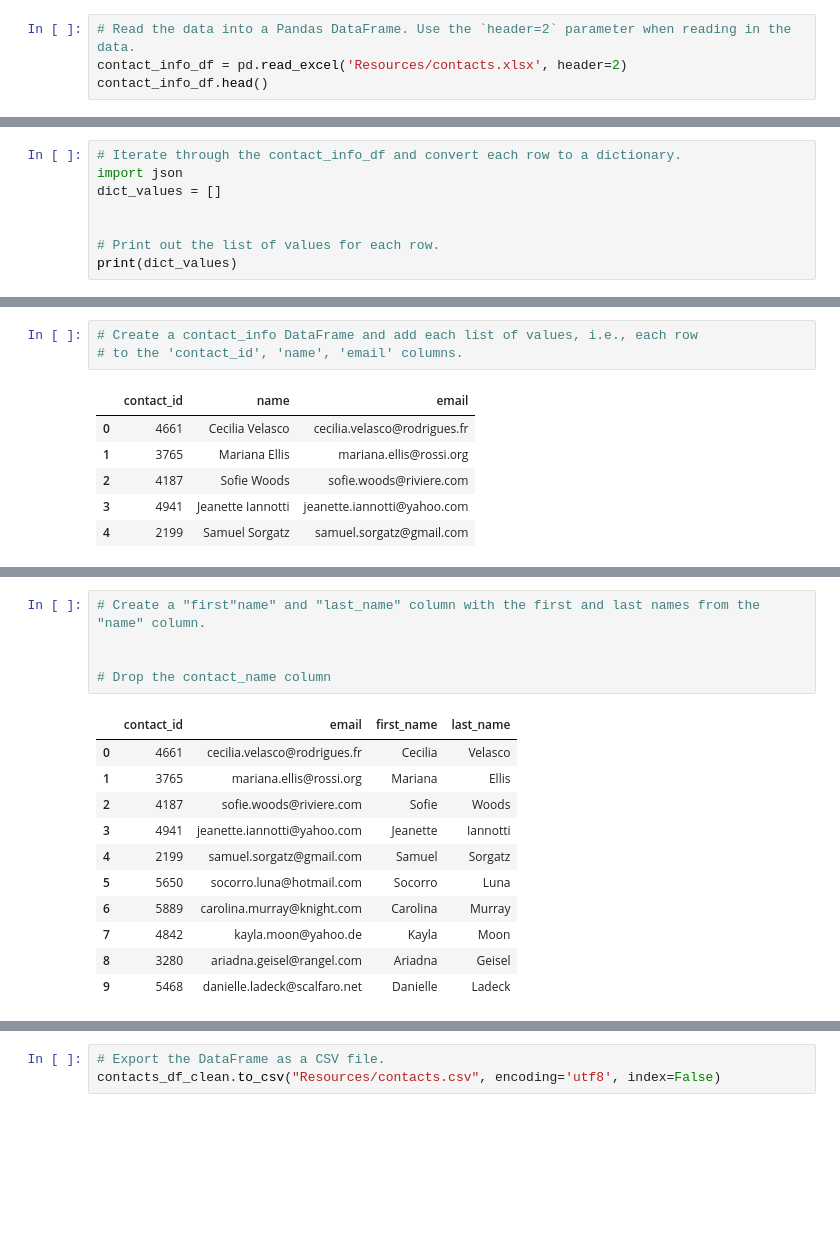
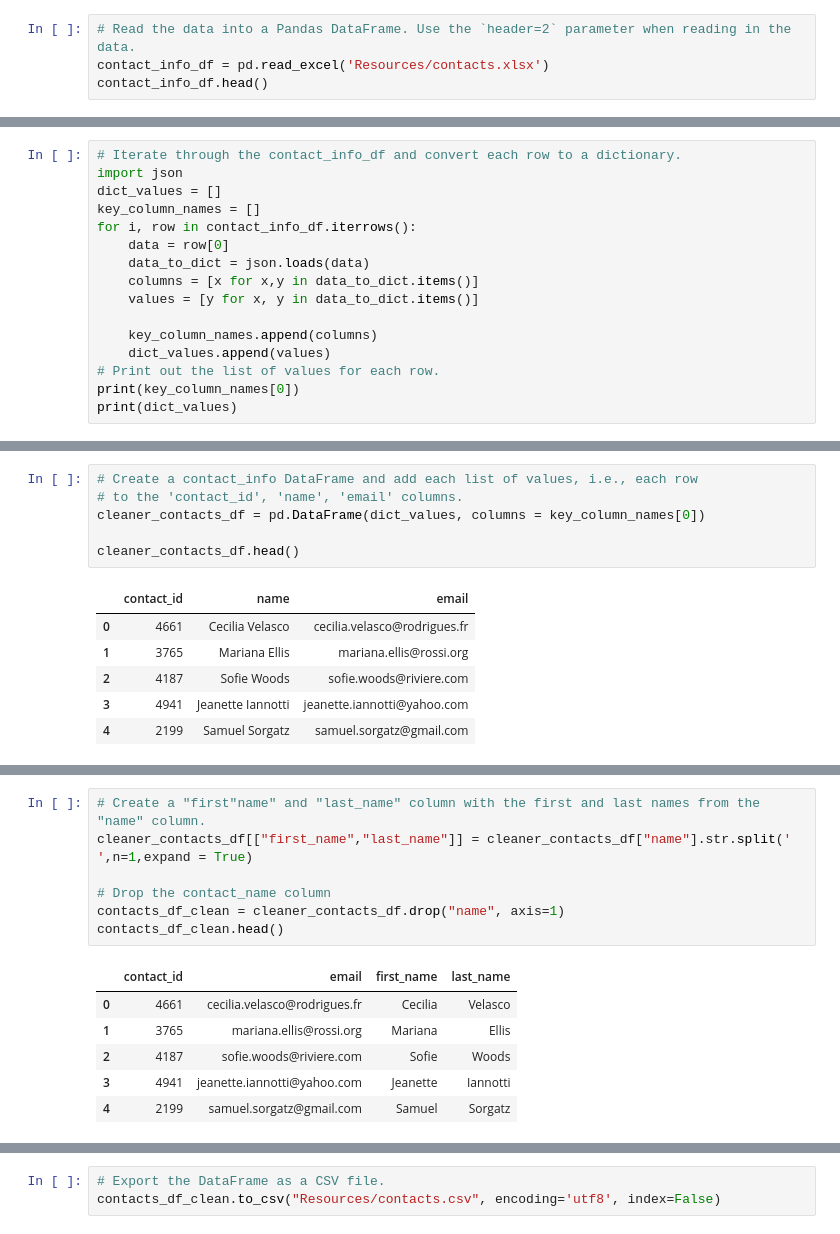
Before and after one commit to des-work/Crowdfunding_ETL, a Jupyter notebook: Starter_Files/ETL_Mini_Project_DWorkman_JNavarrete.ipynb, the cells around one changed output, grey strips where cells are left out. Saved outputs shown, nothing was run; the diff lists cells and outputs as text; blank space fills up the shorter version.

```diff
--- a/Starter_Files/ETL_Mini_Project_DWorkman_JNavarrete.ipynb
+++ b/Starter_Files/ETL_Mini_Project_DWorkman_JNavarrete.ipynb
@@ -306,6 +298,6 @@ campaign_cleaned.to_csv("Resources/campaign.csv", index=False)
 ### Extract the contacts.xlsx Data.
 # %%
 # Read the data into a Pandas DataFrame. Use the `header=2` parameter when reading in the data.
-contact_info_df = pd.read_excel('Resources/contacts.xlsx', header=2)
+contact_info_df = pd.read_excel('Resources/contacts.xlsx')
 contact_info_df.head()
 # %% [output]
@@ -331,8 +323,16 @@ Then export the DataFrame as a `contacts.csv` CSV file.
 # Iterate through the contact_info_df and convert each row to a dictionary.
 import json
 dict_values = []
+key_column_names = []
+for i, row in contact_info_df.iterrows():
+    data = row[0]
+    data_to_dict = json.loads(data)
+    columns = [x for x,y in data_to_dict.items()]
+    values = [y for x, y in data_to_dict.items()]
 
-
+    key_column_names.append(columns)
+    dict_values.append(values)
 # Print out the list of values for each row.
+print(key_column_names[0])
 print(dict_values)
 # %% [output]
@@ -340,6 +341,9 @@ print(dict_values)
 # %%
 # Create a contact_info DataFrame and add each list of values, i.e., each row
 # to the 'contact_id', 'name', 'email' columns.
+cleaner_contacts_df = pd.DataFrame(dict_values, columns = key_column_names[0])
+
+cleaner_contacts_df.head()
 # %% [output]
 |  | contact_id | name | email |
 | 0 | 4661 | Cecilia Velasco | cecilia.velasco@rodrigues.fr |
@@ -362,20 +367,17 @@ dtypes: int64(1), object(2)
 memory usage: 23.6+ KB
 # %%
 # Create a "first"name" and "last_name" column with the first and last names from the "name" column.
-
+cleaner_contacts_df[["first_name","last_name"]] = cleaner_contacts_df["name"].str.split(' ',n=1,expand = True)
 
 # Drop the contact_name column
+contacts_df_clean = cleaner_contacts_df.drop("name", axis=1)
+contacts_df_clean.head()
 # %% [output]
 |  | contact_id | email | first_name | last_name |
 | 0 | 4661 | cecilia.velasco@rodrigues.fr | Cecilia | Velasco |
 | 1 | 3765 | mariana.ellis@rossi.org | Mariana | Ellis |
 | 2 | 4187 | sofie.woods@riviere.com | Sofie | Woods |
 | 3 | 4941 | jeanette.iannotti@yahoo.com | Jeanette | Iannotti |
 | 4 | 2199 | samuel.sorgatz@gmail.com | Samuel | Sorgatz |
-| 5 | 5650 | socorro.luna@hotmail.com | Socorro | Luna |
-| 6 | 5889 | carolina.murray@knight.com | Carolina | Murray |
-| 7 | 4842 | kayla.moon@yahoo.de | Kayla | Moon |
-| 8 | 3280 | ariadna.geisel@rangel.com | Ariadna | Geisel |
-| 9 | 5468 | danielle.ladeck@scalfaro.net | Danielle | Ladeck |
 # %%
 # Reorder the columns
```
Also changed, not shown: parts of 15 cells of this notebook, 7 other files.
